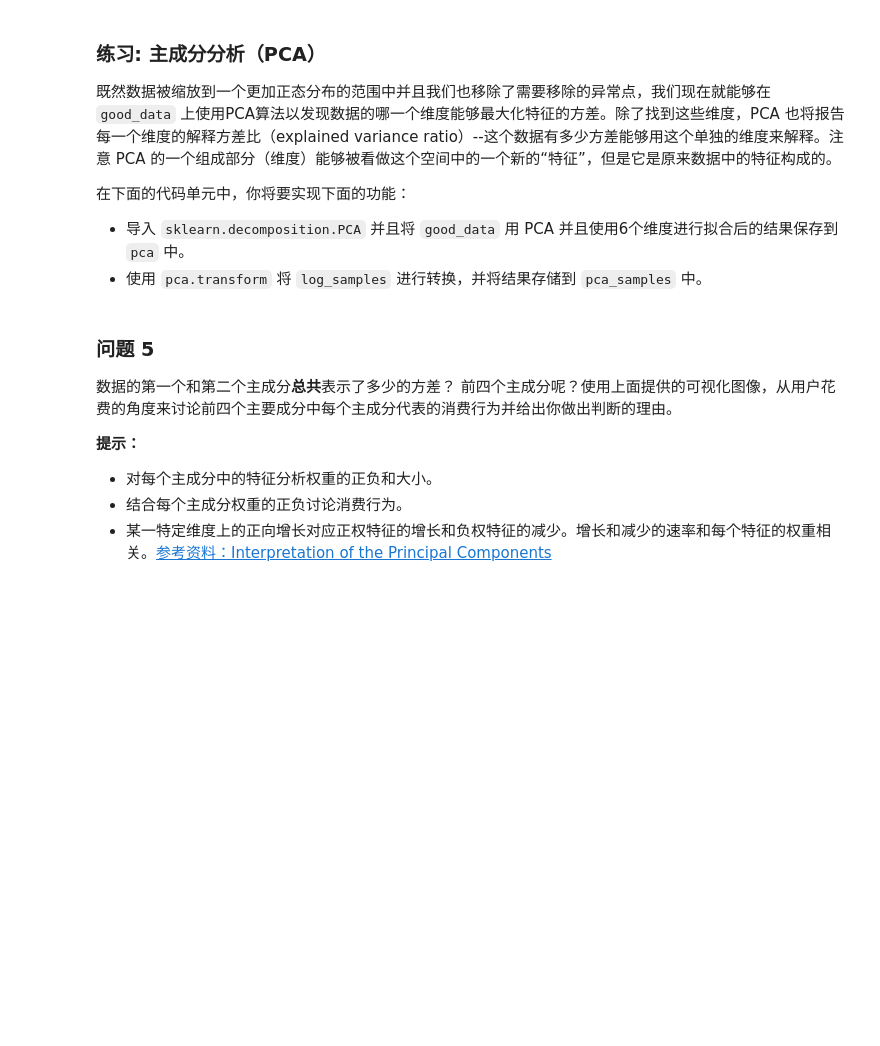
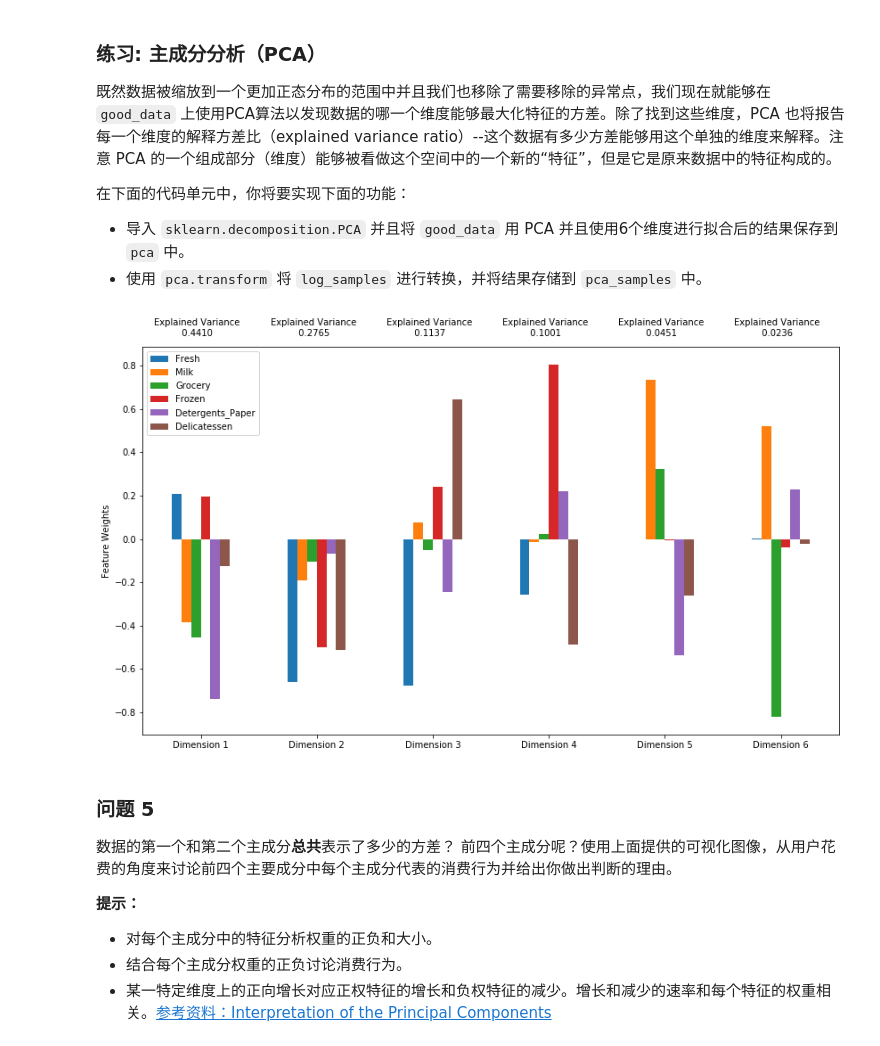
Before and after one commit to Tyelcie/Customer_Segments, a Jupyter notebook: customer_segments.ipynb, the cells around one changed output. Drawn from its saved outputs; the diff is of its cells as text; code cells hidden in the pictures; blank space fills up the shorter version.

```diff
--- a/customer_segments.ipynb
+++ b/customer_segments.ipynb
@@ -179,13 +190,13 @@ display(log_samples)
 for feature in log_data.keys():
 
     # TODO: 计算给定特征的Q1（数据的25th分位点）
-    Q1 = None
+    Q1 = np.percentile(log_data[feature], q = 0.25, overwrite_input=False)
 
     # TODO: 计算给定特征的Q3（数据的75th分位点）
-    Q3 = None
+    Q3 = np.percentile(log_data[feature], q = 0.75, overwrite_input=False)
 
     # TODO: 使用四分位范围计算异常阶（1.5倍的四分位距）
-    step = None
+    step = (Q3 - Q1) * 1.5
 
     # 显示异常点
     print("Data points considered outliers for the feature '{}':".format(feature))
@@ -193,6 +204,15 @@ for feature in log_data.keys():
 
 # TODO(可选): 选择你希望移除的数据点的索引
 outliers  = []
+for feature in log_data.keys():
+    Q1 = np.percentile(log_data[feature], q = 0.25, overwrite_input=False)
+    Q3 = np.percentile(log_data[feature], q = 0.75, overwrite_input=False)
+    step = (Q3 - Q1) * 1.5
+    outlier = log_data[feature][((log_data[feature] >= Q1 - step) & (log_data[feature] <= Q3 + step))].index.tolist()
+    outliers.extend(outlier)
+
+outliers = list(filter(lambda x: outliers.count(x) > 1, outliers))
+print(outliers)
 
 # 以下代码会移除outliers中索引的数据点, 并储存在good_data中
 good_data = log_data.drop(log_data.index[outliers]).reset_index(drop = True)
@@ -214,13 +312,16 @@ good_data = log_data.drop(log_data.index[outliers]).reset_index(drop = True)
  - 使用 `pca.transform` 将 `log_samples` 进行转换，并将结果存储到 `pca_samples` 中。
 # %%
 # TODO：通过在good data上进行PCA，将其转换成6个维度
-pca = None
+from sklearn.decomposition import PCA
+pca = PCA(n_components=6).fit(good_data)
 
 # TODO：使用上面的PCA拟合将变换施加在log_samples上
-pca_samples = None
+pca_samples = pca.transform(log_samples)
 
 # 生成PCA的结果图
 pca_results = vs.pca_results(good_data, pca)
+# %% [output]
+[figure, added]
 # %% [markdown]
 ### 问题 5
 数据的第一个和第二个主成分**总共**表示了多少的方差？ 前四个主成分呢？使用上面提供的可视化图像，从用户花费的角度来讨论前四个主要成分中每个主成分代表的消费行为并给出你做出判断的理由。
```
Also changed, not shown: parts of 12 cells of this notebook.
